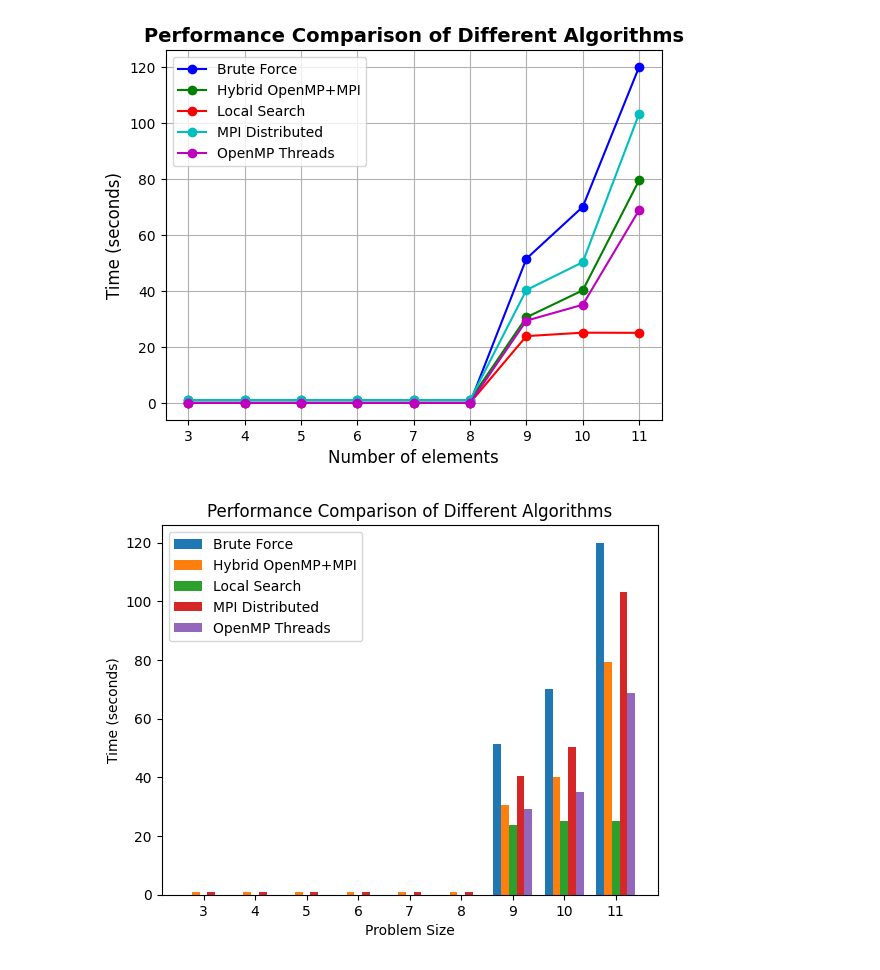
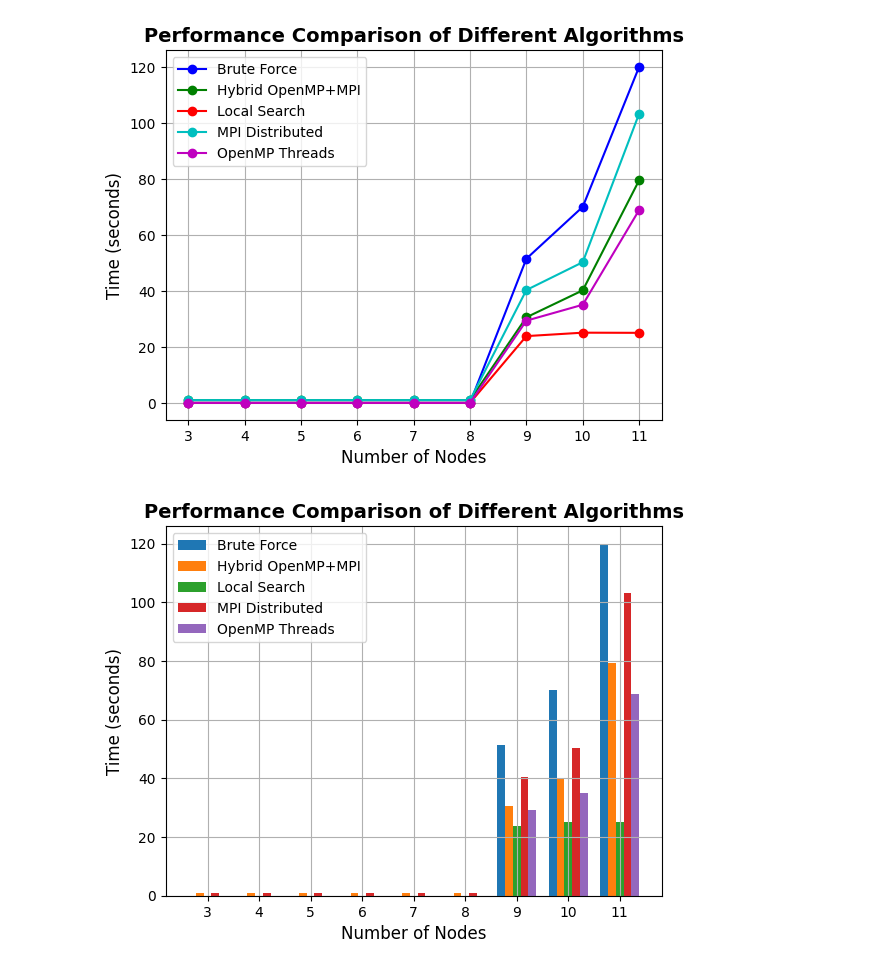
Before and after one commit to marcosvds/vehicle-routing-problem, a Jupyter notebook: analise.ipynb, the cells around one changed output. Cells and saved outputs as stored; diff of their text form; code cells hidden in the pictures.

```diff
--- a/analise.ipynb
+++ b/analise.ipynb
@@ -1,7 +1,8 @@
 # %%
 import matplotlib.pyplot as plt
+import numpy as np
 
-x = [3, 4, 5, 6, 7, 8, 9, 10, 11]
+label_x = [3, 4, 5, 6, 7, 8, 9, 10, 11]
 
 # Dividindo os valores por 1000 para converter de ms para segundos
 vetor_brute_force = [v / 1000 for v in [0, 0, 0, 1, 1, 2, 51500, 70034, 120007]]
@@ -11,15 +12,15 @@ vetor_mpi_distributed = [v / 1000 for v in [1002, 1003, 1002, 1003, 1003, 1003,
 vetor_openmp_threads = [v / 1000 for v in [0, 0, 1, 1, 1, 1, 29377, 35065, 68883]]
 
 # Plotando os vetores com linhas contínuas
-plt.plot(x, vetor_brute_force, label='Brute Force', marker='o', linestyle='-', color='b')
-plt.plot(x, vetor_hybrid_omp_mpi, label='Hybrid OpenMP+MPI', marker='o', linestyle='-', color='g')
-plt.plot(x, vetor_local_search, label='Local Search', marker='o', linestyle='-', color='r')
-plt.plot(x, vetor_mpi_distributed, label='MPI Distributed', marker='o', linestyle='-', color='c')
-plt.plot(x, vetor_openmp_threads, label='OpenMP Threads', marker='o', linestyle='-', color='m')
+plt.plot(label_x, vetor_brute_force, label='Brute Force', marker='o', linestyle='-', color='b')
+plt.plot(label_x, vetor_hybrid_omp_mpi, label='Hybrid OpenMP+MPI', marker='o', linestyle='-', color='g')
+plt.plot(label_x, vetor_local_search, label='Local Search', marker='o', linestyle='-', color='r')
+plt.plot(label_x, vetor_mpi_distributed, label='MPI Distributed', marker='o', linestyle='-', color='c')
+plt.plot(label_x, vetor_openmp_threads, label='OpenMP Threads', marker='o', linestyle='-', color='m')
 
 # Adicionando título e rótulos aos eixos
 plt.title('Performance Comparison of Different Algorithms', fontsize=14, fontweight='bold')
-plt.xlabel('Number of elements', fontsize=12)
+plt.xlabel('Number of Nodes', fontsize=12)
 plt.ylabel('Time (seconds)', fontsize=12)
 
 # Adicionando a legenda
@@ -28,27 +29,47 @@ plt.legend()
 # Ajustando a grade
 plt.grid(True)
 
+# Salvando a imagem na pasta imagens
+plt.savefig('imagens/performance_comparison.png')
+
 # Mostrando o gráfico
 plt.show()
 # %% [output]
-[figure, old version]
+[figure, new version]
 # %%
+import matplotlib.pyplot as plt
+import numpy as np
+
+label_x = [3, 4, 5, 6, 7, 8, 9, 10, 11]
+
+# Dividindo os valores por 1000 para converter de ms para segundos
+vetor_brute_force = [v / 1000 for v in [0, 0, 0, 1, 1, 2, 51500, 70034, 120007]]
+vetor_hybrid_omp_mpi = [v / 1000 for v in [1003, 1003, 1003, 1003, 1003, 1003, 30574, 40206, 79499]]
+vetor_local_search = [v / 1000 for v in [0, 0, 0, 0, 1, 1, 23863, 25090, 25032]]
+vetor_mpi_distributed = [v / 1000 for v in [1002, 1003, 1002, 1003, 1003, 1003, 40319, 50261, 103293]]
+vetor_openmp_threads = [v / 1000 for v in [0, 0, 1, 1, 1, 1, 29377, 35065, 68883]]
 
 bar_width = 0.15
-index = np.arange(len(x))
+index = np.arange(len(label_x))
 
 plt.bar(index, vetor_brute_force, bar_width, label='Brute Force')
 plt.bar(index + bar_width, vetor_hybrid_omp_mpi, bar_width, label='Hybrid OpenMP+MPI')
 plt.bar(index + 2 * bar_width, vetor_local_search, bar_width, label='Local Search')
 plt.bar(index + 3 * bar_width, vetor_mpi_distributed, bar_width, label='MPI Distributed')
 plt.bar(index + 4 * bar_width, vetor_openmp_threads, bar_width, label='OpenMP Threads')
 
-plt.xlabel('Problem Size')
-plt.ylabel('Time (seconds)')
-plt.title('Performance Comparison of Different Algorithms')
-plt.xticks(index + 2 * bar_width, x)
+plt.xlabel('Number of Nodes', fontsize=12)
+plt.ylabel('Time (seconds)', fontsize=12)
+plt.title('Performance Comparison of Different Algorithms', fontsize=14, fontweight='bold')
+plt.xticks(index + 2 * bar_width, label_x)
 plt.legend()
+plt.grid(True)
+
+# Salvando a imagem na pasta imagens
+plt.savefig('imagens/bar_chart_performance_comparison.png')
+
+# Mostrando o gráfico
 plt.show()
 # %% [output]
-[figure, old version]
+[figure, new version]
 # %%
```
Also changed, not shown: parts of 3 cells of this notebook, 11 other files.
